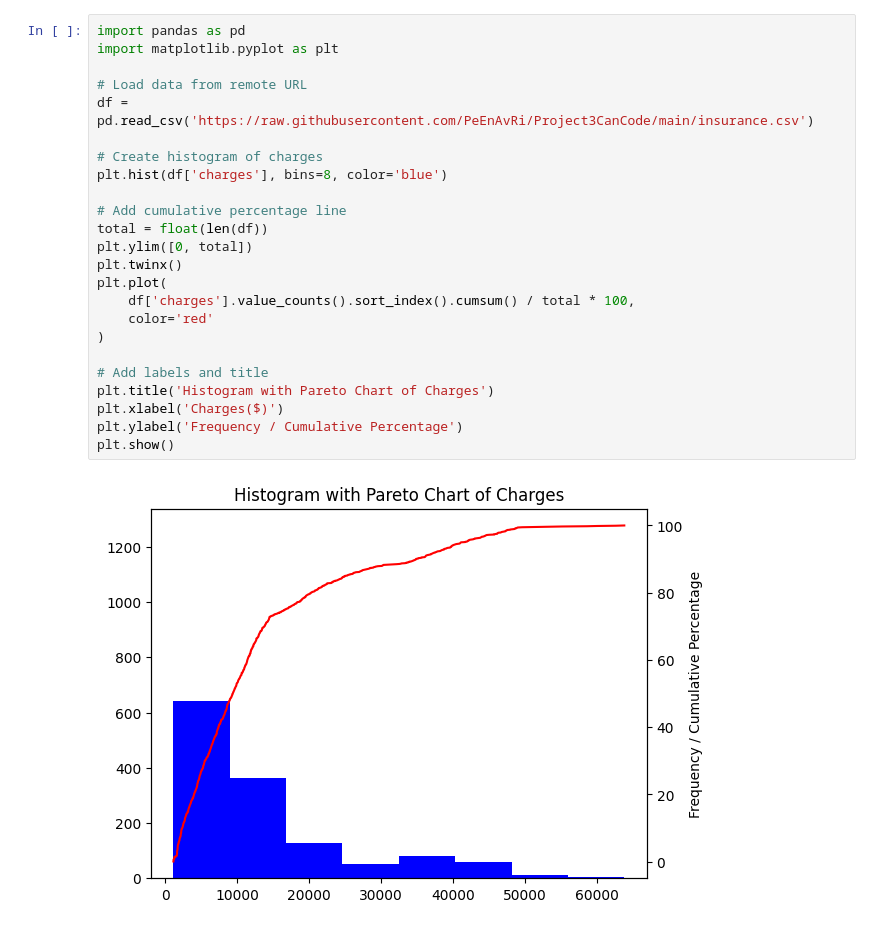
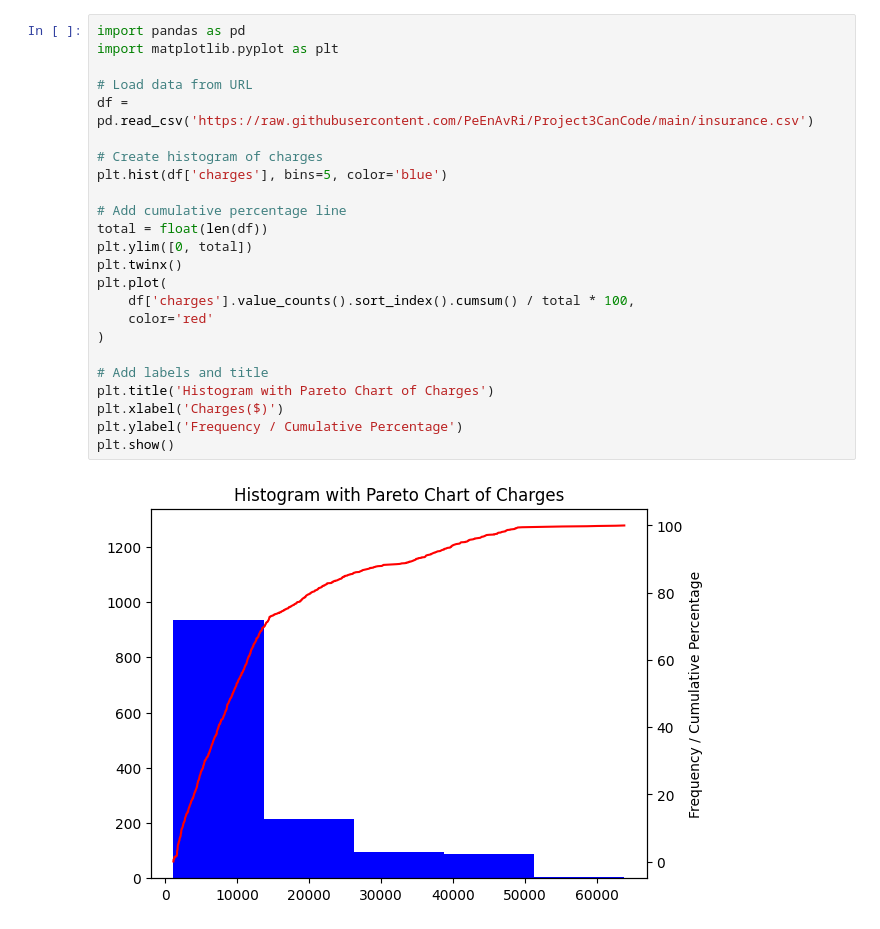
Before and after one commit to PeEnAvRi/Project3CanCode, a Jupyter notebook: Project3CanCodePedro.ipynb, the cells around one changed output. Drawn from its saved outputs; the diff is of its cells as text.

```diff
--- a/Project3CanCodePedro.ipynb
+++ b/Project3CanCodePedro.ipynb
@@ -110,26 +313,26 @@ plt.show()
 # %%
 import pandas as pd
 import matplotlib.pyplot as plt
 
-# Load data from remote URL
+# Load data from URL
 df = pd.read_csv('https://raw.githubusercontent.com/PeEnAvRi/Project3CanCode/main/insurance.csv')
 
 # Create histogram of charges
-plt.hist(df['charges'], bins=8, color='blue')
+plt.hist(df['charges'], bins=5, color='blue')
 
 # Add cumulative percentage line
 total = float(len(df))
 plt.ylim([0, total])
 plt.twinx()
 plt.plot(
     df['charges'].value_counts().sort_index().cumsum() / total * 100,
     color='red'
 )
 
 # Add labels and title
 plt.title('Histogram with Pareto Chart of Charges')
 plt.xlabel('Charges($)')
 plt.ylabel('Frequency / Cumulative Percentage')
 plt.show()
 # %% [output]
-[figure, old version]
+[figure, new version]
```
Also changed, not shown: parts of 12 cells of this notebook.
